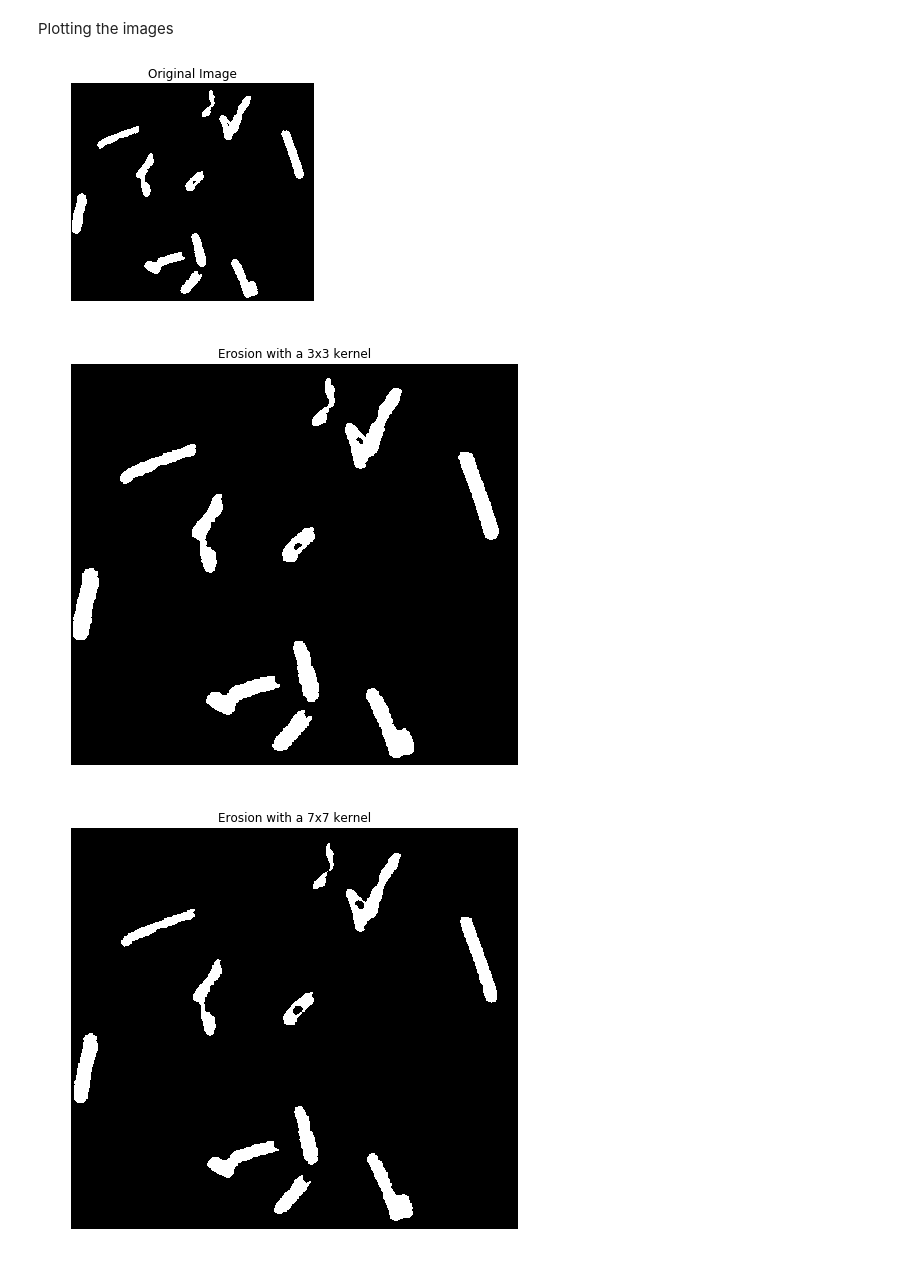
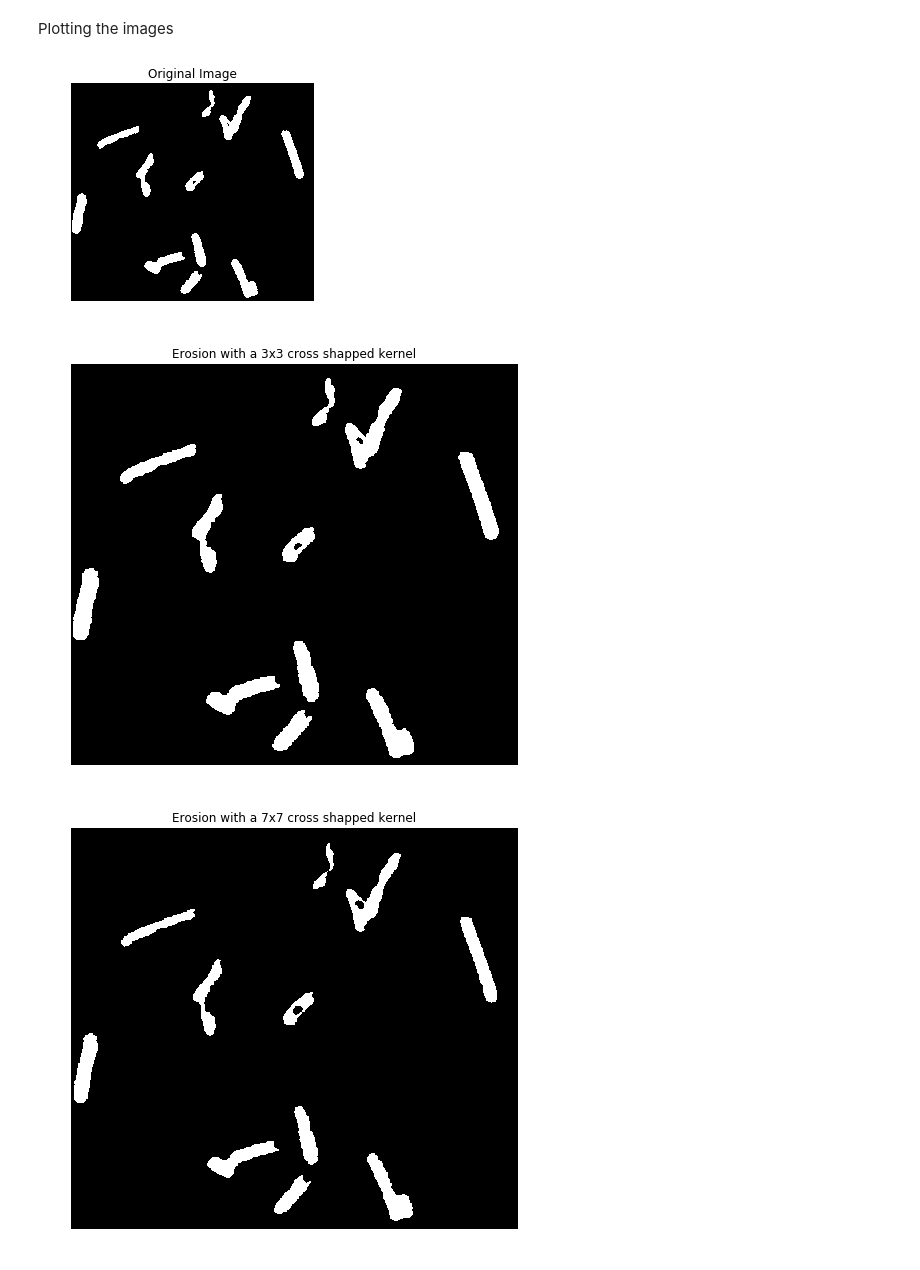
Before and after one commit to labsinaisprojetos/PDI, a Jupyter notebook: 7-Morphological_Image_Processing/7.2-Binary_Erosion/Binary_Erosion.ipynb, the cells around one changed output. Saved outputs shown, nothing was run; the diff lists cells and outputs as text; code cells hidden in the pictures.

```diff
--- a/7-Morphological_Image_Processing/7.2-Binary_Erosion/Binary_Erosion.ipynb
+++ b/7-Morphological_Image_Processing/7.2-Binary_Erosion/Binary_Erosion.ipynb
@@ -55,19 +55,19 @@ Plotting the images
 # %%
 plt.imshow(img,cmap='gray')
 plt.title("Original Image")
 plt.axis('off')
 plt.show()
 plt.figure(figsize=(8,7.6))
 plt.imshow(img_erode,cmap='gray')
-plt.title("Erosion with a 3x3 kernel")
+plt.title("Erosion with a 3x3 cross shapped kernel")
 plt.axis('off')
 plt.show()
 plt.figure(figsize=(8,7.6))
 plt.imshow(img_erode2,cmap='gray')
-plt.title('Erosion with a 7x7 kernel')
+plt.title('Erosion with a 7x7 cross shapped kernel')
 plt.axis('off')
 plt.show()
 # %% [output]
 [figure]
-[figure, old version]
+[figure, new version]
-[figure, old version]
+[figure, new version]
```
Also changed, not shown: 6 other files.
